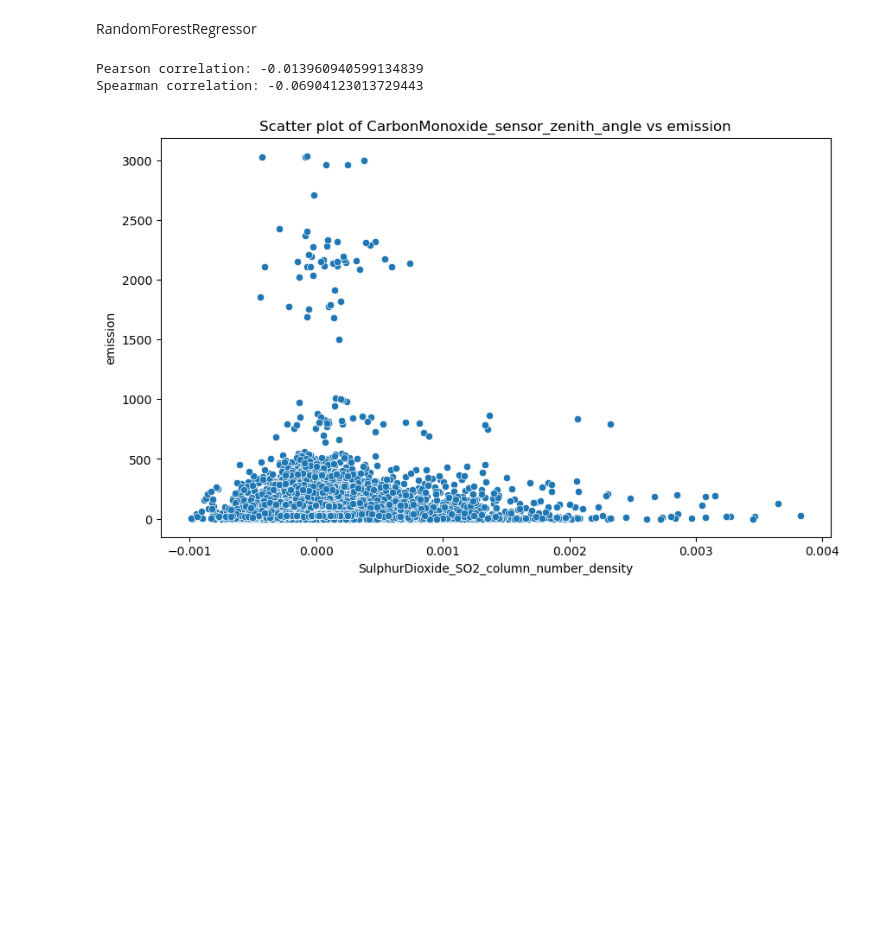
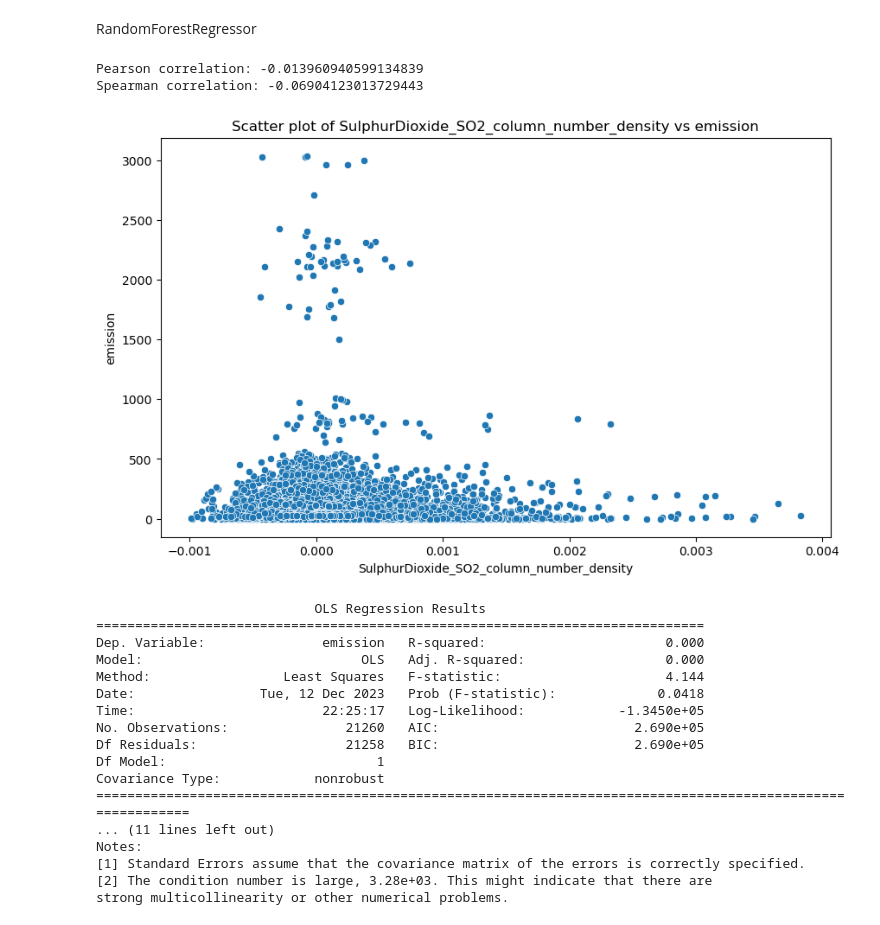
Before and after one commit to Lzzzzy4/2023fall-DataScience, a Jupyter notebook: src/main.ipynb, the cells around one changed output. Drawn from its saved outputs; the diff is of its cells as text; code cells hidden in the pictures; blank space fills up the shorter version.

```diff
--- a/src/main.ipynb
+++ b/src/main.ipynb
@@ -206,30 +206,53 @@ rmse
 # %%
 import pandas as pd
 import os
 import matplotlib.pyplot as plt
 import seaborn as sns
 from scipy.stats import pearsonr, spearmanr
 import statsmodels.api as sm
 
 # 加载数据
 data_path = os.path.abspath('.') + '/../data/'
 df = pd.read_csv(data_path + "train.csv")
 col = "SulphurDioxide_SO2_column_number_density"
 df = df[df['year'] == 2020]
 df = df.dropna(subset=[col, 'emission'])
 
 # 计算相关系数
 pearson_corr, _ = pearsonr(df[col], df['emission'])
 spearman_corr, _ = spearmanr(df[col], df['emission'])
 print(f'Pearson correlation: {pearson_corr}')
 print(f'Spearman correlation: {spearman_corr}')
 
 # 绘制散点图
 plt.figure(figsize=(10, 6))
 sns.scatterplot(x=col, y='emission', data=df)
-plt.title('Scatter plot of CarbonMonoxide_sensor_zenith_angle vs emission')
+plt.title('Scatter plot of ' + col + ' vs emission')
 plt.show()
+
+# 进行回归分析
+X = sm.add_constant(df[col])
+model = sm.OLS(df['emission'], X)
+results = model.fit()
+print(results.summary())
 # %% [output]
 Pearson correlation: -0.013960940599134839
 Spearman correlation: -0.06904123013729443
-[figure, old version]
+[figure, new version]
+                            OLS Regression Results
+==============================================================================
+Dep. Variable:               emission   R-squared:                       0.000
+Model:                            OLS   Adj. R-squared:                  0.000
+Method:                 Least Squares   F-statistic:                     4.144
+Date:                Tue, 12 Dec 2023   Prob (F-statistic):             0.0418
+Time:                        22:25:17   Log-Likelihood:            -1.3450e+05
+No. Observations:               21260   AIC:                         2.690e+05
+Df Residuals:                   21258   BIC:                         2.690e+05
+Df Model:                           1
+Covariance Type:            nonrobust
+============================================================================================================
+... (11 lines left out)
+Notes:
+[1] Standard Errors assume that the covariance matrix of the errors is correctly specified.
+[2] The condition number is large, 3.28e+03. This might indicate that there are
+strong multicollinearity or other numerical problems.
```
Also changed, not shown: 3 other files.
